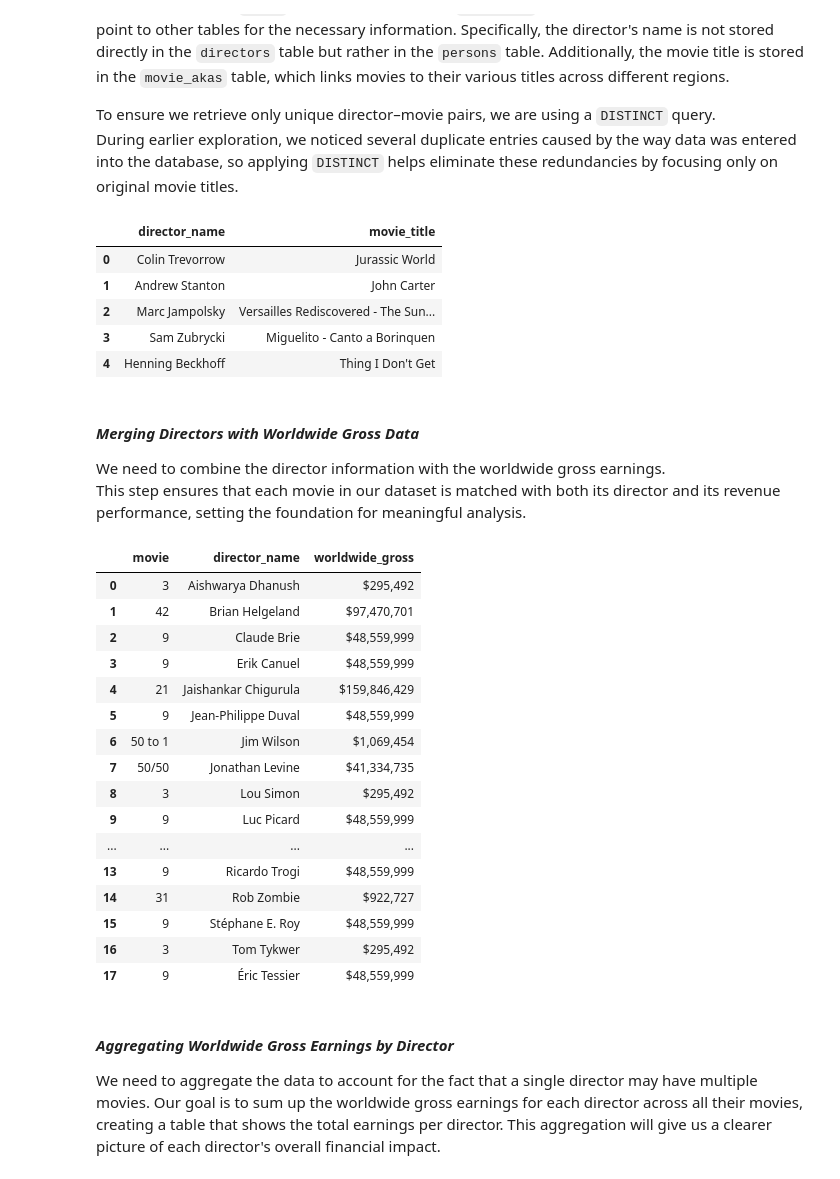
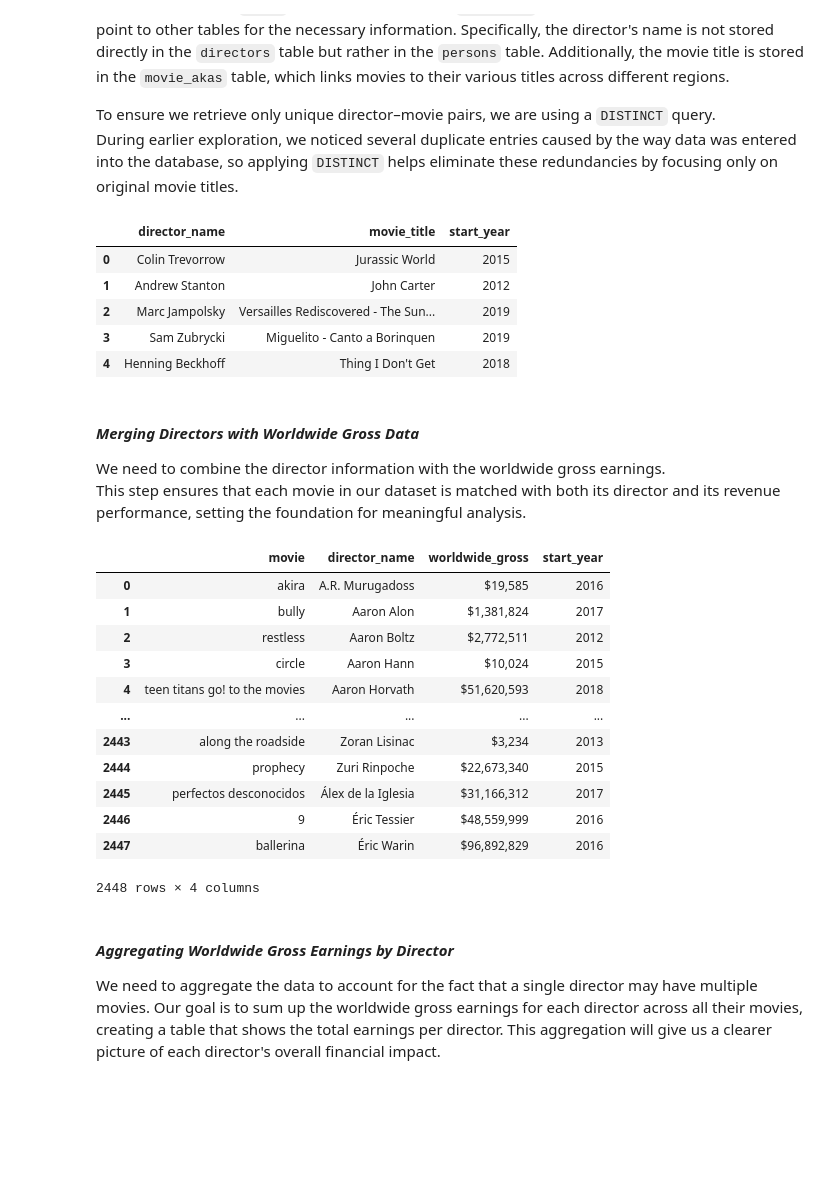
Before and after one commit to Tdoggie/phase-2-project, a Jupyter notebook: index.ipynb, the cells around one changed output. Saved outputs shown, nothing was run; the diff lists cells and outputs as text; code cells hidden in the pictures; blank space fills up the shorter version.

Commit message:
manual merge everyone's work and fine-tune their work

```diff
--- a/index.ipynb
+++ b/index.ipynb
@@ -568,10 +560,12 @@ conn = sqlite3.connect('Data/im.db')
 query = '''
 SELECT DISTINCT
     p.primary_name AS director_name,
-    ma.title AS movie_title
+    ma.title AS movie_title,
+    mb.start_year
 FROM directors d
 JOIN persons p ON d.person_id = p.person_id
 JOIN movie_akas ma ON d.movie_id = ma.movie_id
+JOIN movie_basics mb ON d.movie_id = mb.movie_id
 WHERE ma.is_original_title = 1
 '''
 
@@ -582,12 +576,12 @@ directors_df = pd.read_sql_query(query, conn)
 conn.close()
 directors_df.head()
 # %% [output]
-|  | director_name | movie_title |
-| 0 | Colin Trevorrow | Jurassic World |
-| 1 | Andrew Stanton | John Carter |
-| 2 | Marc Jampolsky | Versailles Rediscovered - The Sun... |
-| 3 | Sam Zubrycki | Miguelito - Canto a Borinquen |
-| 4 | Henning Beckhoff | Thing I Don't Get |
+|  | director_name | movie_title | start_year |
+| 0 | Colin Trevorrow | Jurassic World | 2015 |
+| 1 | Andrew Stanton | John Carter | 2012 |
+| 2 | Marc Jampolsky | Versailles Rediscovered - The Sun... | 2019 |
+| 3 | Sam Zubrycki | Miguelito - Canto a Borinquen | 2019 |
+| 4 | Henning Beckhoff | Thing I Don't Get | 2018 |
 # %% [markdown]
 #### *Merging Directors with Worldwide Gross Data*
 
@@ -596,34 +590,34 @@ This step ensures that each movie in our dataset is matched with both its direct
 # %%
 # Rename for easy merge
 directors_df = directors_df.rename(columns={'movie_title': 'movie'})
+
+# bug fix: To resolve potential override and faulty merge
+tn_df['movie'] = tn_df['movie'].str.lower()
+directors_df['movie'] = directors_df['movie'].str.lower()
 
 # Merge the two DataFrames
 merged_df = pd.merge(tn_df[['movie', 'worldwide_gross']], directors_df, on='movie', how='inner')
 
 # Reorder columns
-directors_fgross_df = merged_df[['movie', 'director_name', 'worldwide_gross']]
+directors_fgross_df = merged_df[['movie', 'director_name', 'worldwide_gross', 'start_year']]
 
 # Sort alphabetically by director name
 directors_fgross_df = directors_fgross_df.sort_values(by='director_name').reset_index(drop=True)
 directors_fgross_df
 # %% [output]
-|  | movie | director_name | worldwide_gross |
-| 0 | 3 | Aishwarya Dhanush | $295,492 |
-| 1 | 42 | Brian Helgeland | $97,470,701 |
-| 2 | 9 | Claude Brie | $48,559,999 |
-| 3 | 9 | Erik Canuel | $48,559,999 |
-| 4 | 21 | Jaishankar Chigurula | $159,846,429 |
-| 5 | 9 | Jean-Philippe Duval | $48,559,999 |
-| 6 | 50 to 1 | Jim Wilson | $1,069,454 |
-| 7 | 50/50 | Jonathan Levine | $41,334,735 |
-| 8 | 3 | Lou Simon | $295,492 |
-| 9 | 9 | Luc Picard | $48,559,999 |
-| ... | ... | ... | ... |
-| 13 | 9 | Ricardo Trogi | $48,559,999 |
-| 14 | 31 | Rob Zombie | $922,727 |
-| 15 | 9 | Stéphane E. Roy | $48,559,999 |
-| 16 | 3 | Tom Tykwer | $295,492 |
-| 17 | 9 | Éric Tessier | $48,559,999 |
+|  | movie | director_name | worldwide_gross | start_year |
+| 0 | akira | A.R. Murugadoss | $19,585 | 2016 |
+| 1 | bully | Aaron Alon | $1,381,824 | 2017 |
+| 2 | restless | Aaron Boltz | $2,772,511 | 2012 |
+| 3 | circle | Aaron Hann | $10,024 | 2015 |
+| 4 | teen titans go! to the movies | Aaron Horvath | $51,620,593 | 2018 |
+| ... | ... | ... | ... | ... |
+| 2443 | along the roadside | Zoran Lisinac | $3,234 | 2013 |
+| 2444 | prophecy | Zuri Rinpoche | $22,673,340 | 2015 |
+| 2445 | perfectos desconocidos | Álex de la Iglesia | $31,166,312 | 2017 |
+| 2446 | 9 | Éric Tessier | $48,559,999 | 2016 |
+| 2447 | ballerina | Éric Warin | $96,892,829 | 2016 |
+2448 rows × 4 columns
 # %% [markdown]
 #### *Aggregating Worldwide Gross Earnings by Director*
 
```
Also changed, not shown: parts of 74 cells of this notebook.
